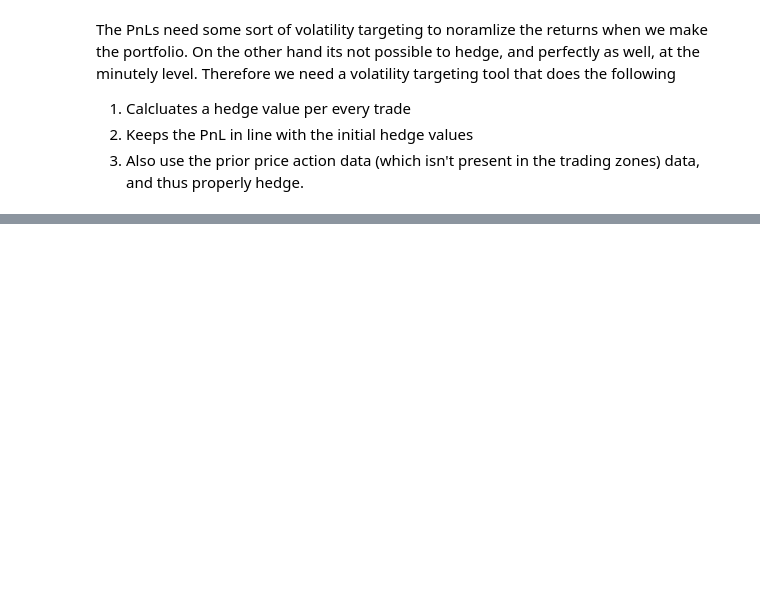
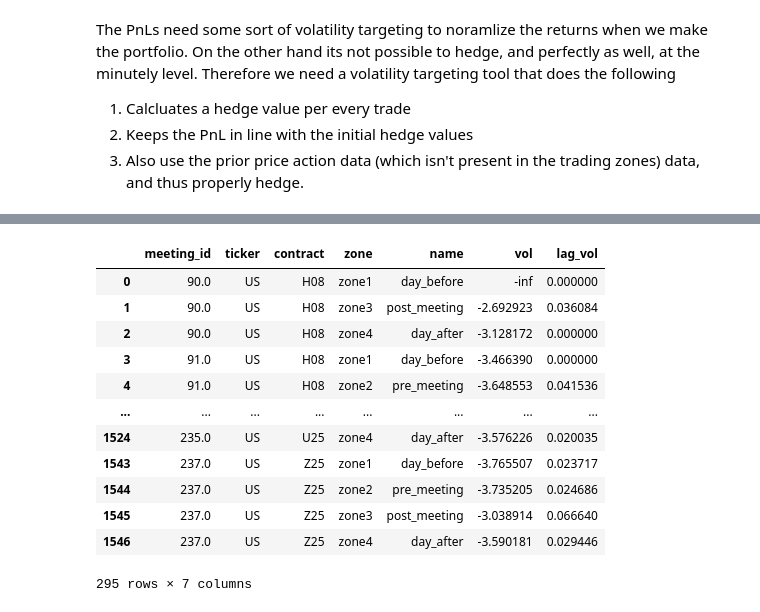
Before and after one commit to diegodalvarez/FOMCDrift, a Jupyter notebook: notebook/1BackGroundData.ipynb, the cells around one changed output, grey strips where cells are left out. Cells and saved outputs as stored; diff of their text form; code cells hidden in the pictures; blank space fills up the shorter version.

```diff
--- a/notebook/1BackGroundData.ipynb
+++ b/notebook/1BackGroundData.ipynb
@@ -416,0 +474,19 @@ The PnLs need some sort of volatility targeting to noramlize the returns when we
+# %%
+(df_combined
+    .loc[lambda x: x.ticker == "US"]
+    .assign(
+        vol = lambda x: np.log(x.vol)))
+# %% [output]
+|  | meeting_id | ticker | contract | zone | name | vol | lag_vol |
+| 0 | 90.0 | US | H08 | zone1 | day_before | -inf | 0.000000 |
+| 1 | 90.0 | US | H08 | zone3 | post_meeting | -2.692923 | 0.036084 |
+| 2 | 90.0 | US | H08 | zone4 | day_after | -3.128172 | 0.000000 |
+| 3 | 91.0 | US | H08 | zone1 | day_before | -3.466390 | 0.000000 |
+| 4 | 91.0 | US | H08 | zone2 | pre_meeting | -3.648553 | 0.041536 |
+| ... | ... | ... | ... | ... | ... | ... | ... |
+| 1524 | 235.0 | US | U25 | zone4 | day_after | -3.576226 | 0.020035 |
+| 1543 | 237.0 | US | Z25 | zone1 | day_before | -3.765507 | 0.023717 |
+| 1544 | 237.0 | US | Z25 | zone2 | pre_meeting | -3.735205 | 0.024686 |
+| 1545 | 237.0 | US | Z25 | zone3 | post_meeting | -3.038914 | 0.066640 |
+| 1546 | 237.0 | US | Z25 | zone4 | day_after | -3.590181 | 0.029446 |
+295 rows × 7 columns
```
Also changed, not shown: parts of 14 cells of this notebook.
